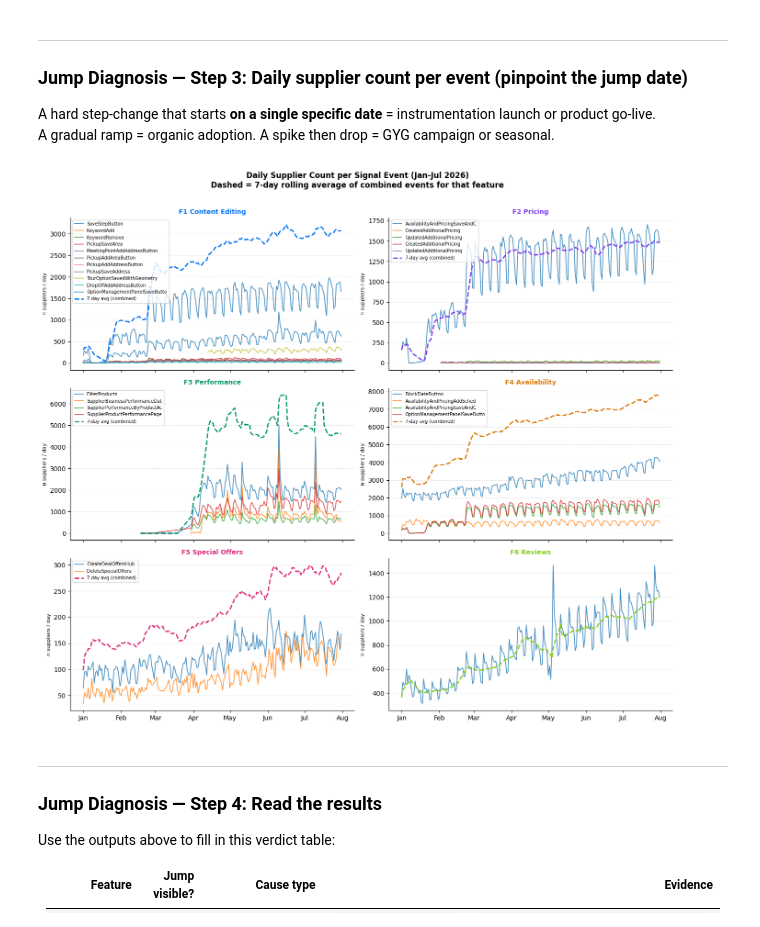
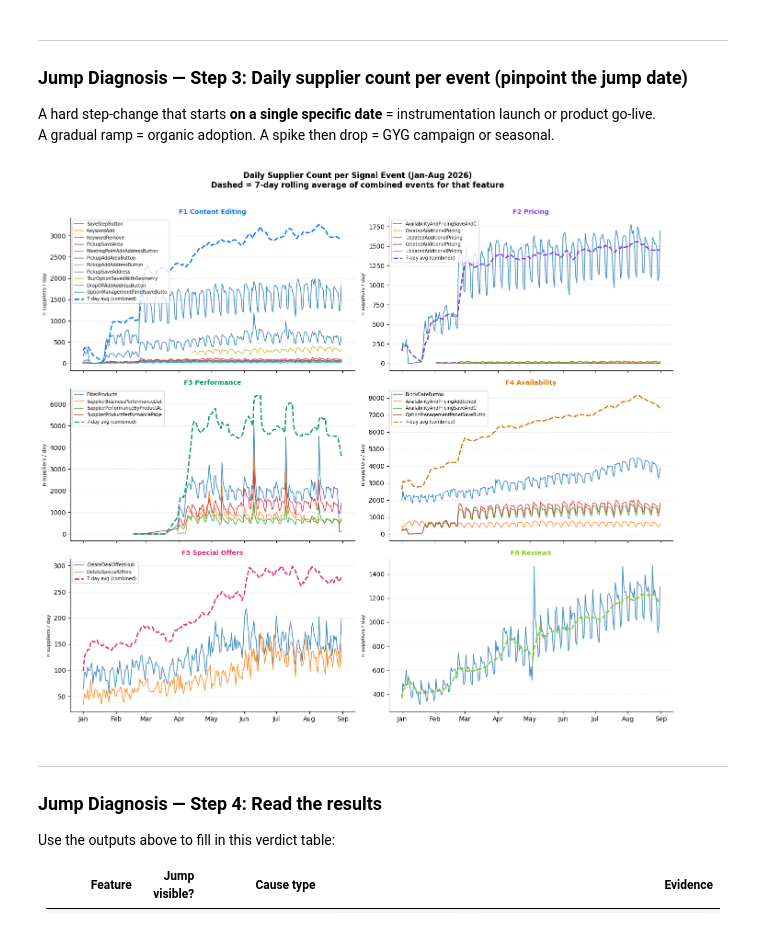
Before and after one commit to shazebasad-gyg/Supplier_Portal, a Jupyter notebook: engagement_framework/supplier_portal_engagement_v2.ipynb, the cells around one changed output. Drawn from its saved outputs; the diff is of its cells as text; code cells hidden in the pictures.

```diff
--- a/engagement_framework/supplier_portal_engagement_v2.ipynb
+++ b/engagement_framework/supplier_portal_engagement_v2.ipynb
@@ -1645,7 +1665,7 @@ for bar, val in zip(bars, df_h_pd['avg_engagement_pct']):
     axes[0].text(val + 0.4, bar.get_y() + bar.get_height() / 2,
                  f'{val:.1f}', va='center', fontsize=9)
 axes[0].set_xlabel('Avg engagement index')
-axes[0].set_title('Engagement index by GMV tier — July 2026')
+axes[0].set_title('Engagement index by GMV tier — August 2026')
 axes[0].set_xlim(0, max(df_h_pd['avg_engagement_pct']) * 1.22)
 axes[0].grid(axis='x', alpha=0.3)
 axes[0].set_axisbelow(True)
@@ -1656,7 +1676,7 @@ for bar, val in zip(bars2, df_h_pd['n_suppliers']):
     axes[1].text(val + 200, bar.get_y() + bar.get_height() / 2,
                  f'{val:,}', va='center', fontsize=9)
 axes[1].set_xlabel('Number of suppliers')
-axes[1].set_title('Supplier count by GMV tier — July 2026')
+axes[1].set_title('Supplier count by GMV tier — August 2026')
 axes[1].grid(axis='x', alpha=0.3)
 axes[1].set_axisbelow(True)
 
@@ -1726,7 +1746,7 @@ for bar, val in zip(bars, df_i_pd['pct_suppliers']):
                  f'{val:.1f}%', ha='center', va='bottom', fontsize=9)
 axes[0].set_xlabel('Features reached (out of 6)')
 axes[0].set_ylabel('% of active suppliers')
-axes[0].set_title('Distribution of features reached — July 2026')
+axes[0].set_title('Distribution of features reached — August 2026')
 axes[0].set_ylim(0, max(df_i_pd['pct_suppliers']) * 1.2)
 axes[0].yaxis.set_major_formatter(mtick.PercentFormatter())
 axes[0].grid(axis='y', alpha=0.3)
@@ -1750,7 +1770,7 @@ axes[1].axhline(75, color='#bbb', linestyle=':', linewidth=1)
 axes[1].text(0.02, 76, '75th pct', transform=axes[1].get_yaxis_transform(), fontsize=7.5, color='#888')
 axes[1].set_xlabel('Features reached (at most N)')
 axes[1].set_ylabel('Cumulative % of suppliers')
-axes[1].set_title('Cumulative distribution — July 2026')
+axes[1].set_title('Cumulative distribution — August 2026')
 axes[1].set_ylim(0, 110)
 axes[1].set_xticks(xs)
 axes[1].yaxis.set_major_formatter(mtick.PercentFormatter())
@@ -1904,7 +1924,7 @@ intensity rather than portal value delivery.
 # %%
 _seg_join = '''
   LEFT JOIN production.core_supply.agg_supplier_lifecycle_daily l
-    ON l.supplier_id = e.supplier_id AND l.snapshot_date = '2026-07-31'
+    ON l.supplier_id = e.supplier_id AND l.snapshot_date = '2026-08-31'
 '''
 
 # Managed vs non-managed — full per-feature breakdown
@@ -2483,7 +2760,7 @@ pivot = df_vol.pivot_table(
 pivot_norm = pivot.div(pivot.max(axis=1), axis=0) * 100
 
 fig, ax = plt.subplots(figsize=(12, 6))
-months = sorted(df_vol['month_label'].unique())
+months = fmt_months(sorted(df_vol['month_label'].unique()))
 
 colors = plt.cm.tab20.colors
 for i, (signal, row) in enumerate(pivot_norm.iterrows()):
@@ -2744,35 +3023,35 @@ for ax, (fname, evts), color in zip(axes, feature_events.items(), colors):
                     linewidth=1.2, alpha=0.85, label=label)
 
     # 7-day rolling average
     frames = [
         df_daily[(df_daily['container_name']==c) & (df_daily['event_identifier']==e)]
         for c,e in evts if not df_daily[(df_daily['container_name']==c) &
                                         (df_daily['event_identifier']==e)].empty
     ]
     all_evts = pd.concat(frames) if frames else pd.DataFrame()
     if not all_evts.empty:
         total = all_evts.groupby('event_date')['n_suppliers_daily'].sum().reset_index()
         total = total.sort_values('event_date')
         roll  = total.set_index('event_date')['n_suppliers_daily'].rolling('7D').mean()
         ax.plot(roll.index, roll.values, color=color, linewidth=2,
                 linestyle='--', label='7-day avg (combined)', zorder=5)
 
     ax.set_title(fname, fontsize=10, fontweight='bold', color=color)
     ax.grid(axis='y', linestyle='--', alpha=0.3)
     ax.spines[['top','right']].set_visible(False)
     ax.xaxis.set_major_formatter(mdates.DateFormatter('%b'))
     ax.xaxis.set_major_locator(mdates.MonthLocator())
     ax.set_ylabel('n suppliers / day', fontsize=8)
     if len(evts) > 1:
         ax.legend(fontsize=7, loc='upper left')
 
-fig.suptitle('Daily Supplier Count per Signal Event (Jan-Jul 2026)\n'
+fig.suptitle('Daily Supplier Count per Signal Event (Jan-Aug 2026)\n'
              'Dashed = 7-day rolling average of combined events for that feature',
              fontsize=12, fontweight='bold', y=1.01)
 plt.tight_layout()
 plt.show()
 # %% [output]
-[figure, old version]
+[figure, new version]
 # %% [markdown]
 ---
 ### Jump Diagnosis — Step 4: Read the results
```
Also changed, not shown: parts of 54 cells of this notebook.
